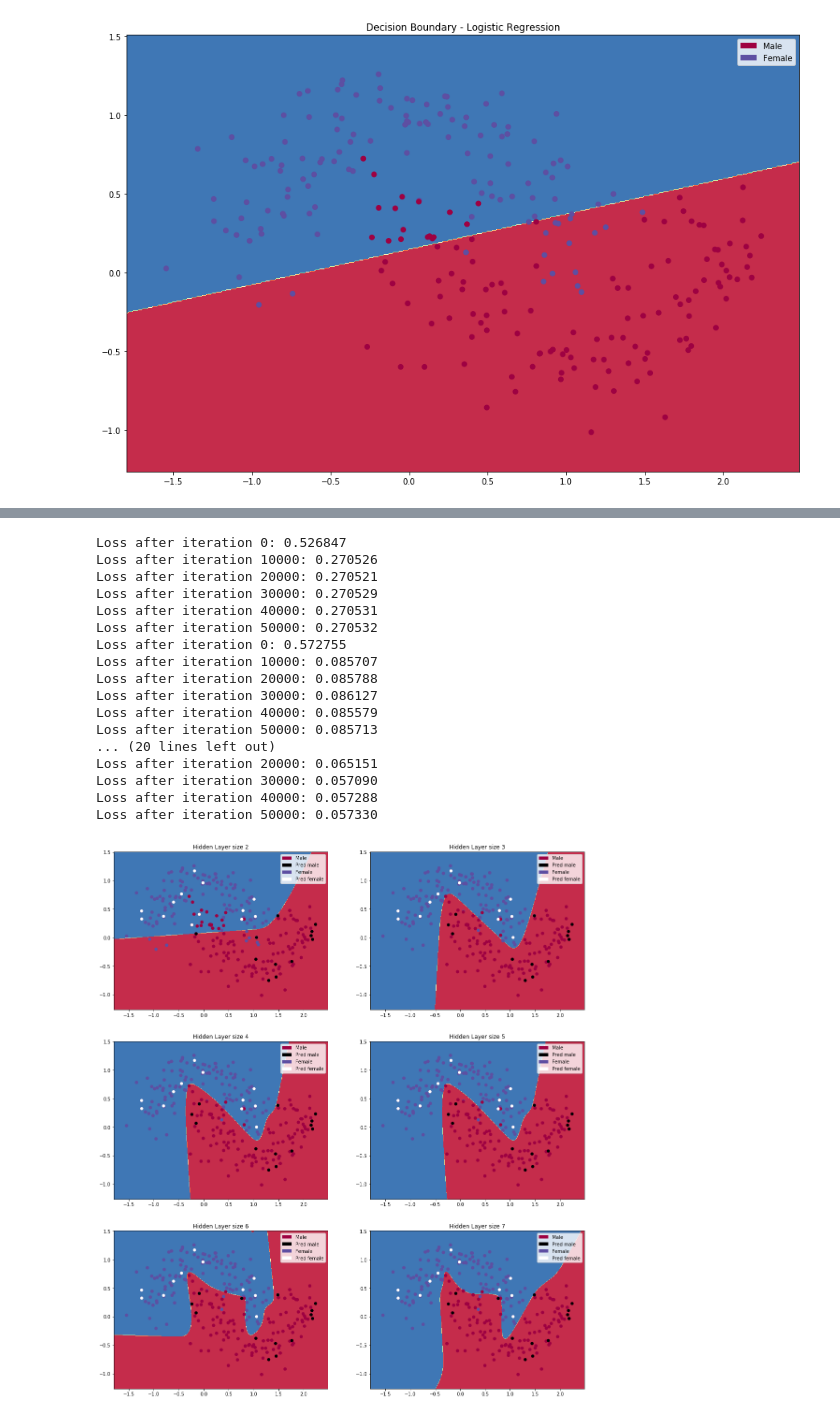
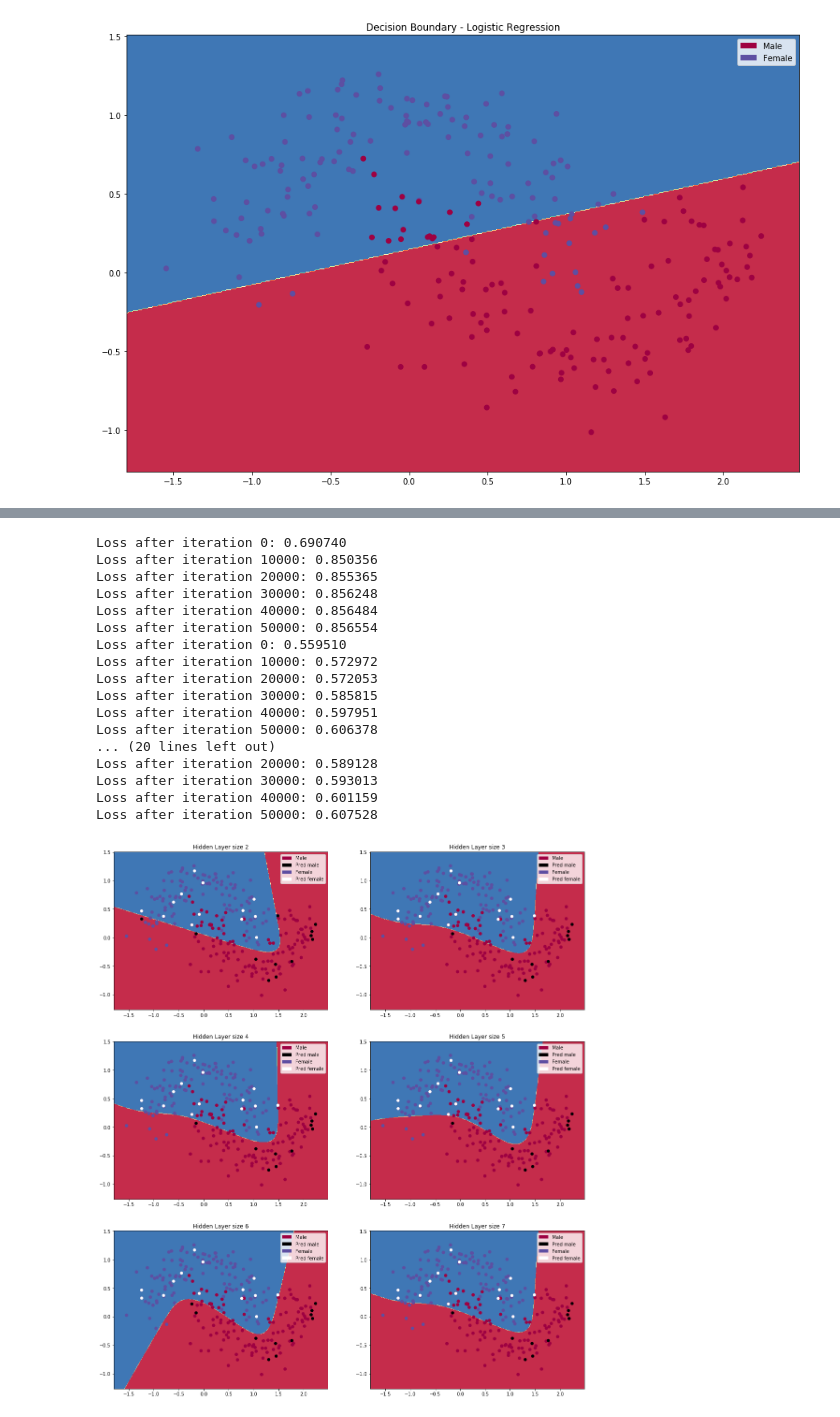
Before and after one commit to FD253/wildml, a Jupyter notebook: nn-from-scratch.ipynb, the cells around one changed output, grey strips where cells are left out. Drawn from its saved outputs; the diff is of its cells as text; code cells hidden in the pictures.

```diff
--- a/nn-from-scratch.ipynb
+++ b/nn-from-scratch.ipynb
@@ -98,8 +98,17 @@ X_train, X_test, y_train, y_test = train_test_split(X, y, test_size=0.1)
 input_size = 2 # input layer dimensionality -> position in the plane
 output_size = 2 # output layer dimensionality -> male/female
 
-def make_model(X, y, epochs, hidden_size, print_loss=None, lr=0.02, reg=0.01):
-    N = len(X) # training set size
+def make_model(X, y, epochs, hidden_size, batch_size=None, print_loss=None, lr=0.02, reg=0.01):
+
+    def get_mini_batch(X, y, n_train, batch_size):
+        mask = np.random.choice(a=n_train, size=batch_size, replace=False)
+        return X[mask], y[mask]
+
+    if batch_size is not None:
+        N = batch_size
+    else:
+        N = len(X) # training set size
+
     model = {}
     model['W1'] = np.random.randn(input_size, hidden_size) / np.sqrt(input_size)
     model['b1'] = np.zeros((1, hidden_size))
@@ -107,6 +116,8 @@ def make_model(X, y, epochs, hidden_size, print_loss=None, lr=0.02, reg=0.01):
     model['b2'] = np.zeros((1, output_size))
 
     for i in range(epochs):
+        if batch_size is not None:
+            X, y = get_mini_batch(X, y, N, batch_size)
 
         # Forward
         probs, a1 = forward_pass(model, X)
@@ -136,5 +147,5 @@ def make_model(X, y, epochs, hidden_size, print_loss=None, lr=0.02, reg=0.01):
           print("Loss after iteration %i: %f" %(i, calc_loss(model, X_train, y_train, reg=reg)))
     return model
 # %%
-model = make_model(X_train, y_train, print_loss=5000, epochs=25001, hidden_size=3)
+model = make_model(X_train, y_train, batch_size=16, print_loss=5000, epochs=25001, hidden_size=3)
 # %% [output]
@@ -157,32 +168,32 @@ show_legend()
 # %%
 plt.figure(figsize=(18, 36))
 hidden_sizes = [2, 3, 4, 5, 6, 7]
 
 for i, hidden_size in enumerate(hidden_sizes):
     plt.subplot(5, 2, i+1)
     plt.title('Hidden Layer size %d' % hidden_size)
-    model = make_model(X_train, y_train, 50001, hidden_sizes[i], print_loss=10000, lr=0.01)
+    model = make_model(X_train, y_train, 50001, hidden_sizes[i], batch_size=16, print_loss=10000, lr=0.01)
     predictions = predict(model, X_test)
     plot_decision_boundary(lambda x: predict(model, x))
     plt.scatter(X_test[:,0], X_test[:,1], s=30, c=predictions, cmap=plt.cm.binary)
     show_legend()
 plt.show()
 # %% [output]
-Loss after iteration 0: 0.526847
-Loss after iteration 10000: 0.270526
-Loss after iteration 20000: 0.270521
-Loss after iteration 30000: 0.270529
-Loss after iteration 40000: 0.270531
-Loss after iteration 50000: 0.270532
-Loss after iteration 0: 0.572755
-Loss after iteration 10000: 0.085707
-Loss after iteration 20000: 0.085788
-Loss after iteration 30000: 0.086127
-Loss after iteration 40000: 0.085579
-Loss after iteration 50000: 0.085713
+Loss after iteration 0: 0.690740
+Loss after iteration 10000: 0.850356
+Loss after iteration 20000: 0.855365
+Loss after iteration 30000: 0.856248
+Loss after iteration 40000: 0.856484
+Loss after iteration 50000: 0.856554
+Loss after iteration 0: 0.559510
+Loss after iteration 10000: 0.572972
+Loss after iteration 20000: 0.572053
+Loss after iteration 30000: 0.585815
+Loss after iteration 40000: 0.597951
+Loss after iteration 50000: 0.606378
 ... (20 lines left out)
-Loss after iteration 20000: 0.065151
-Loss after iteration 30000: 0.057090
-Loss after iteration 40000: 0.057288
-Loss after iteration 50000: 0.057330
+Loss after iteration 20000: 0.589128
+Loss after iteration 30000: 0.593013
+Loss after iteration 40000: 0.601159
+Loss after iteration 50000: 0.607528
-[figure, old version]
+[figure, new version]
```
Also changed, not shown: parts of 2 cells of this notebook.
